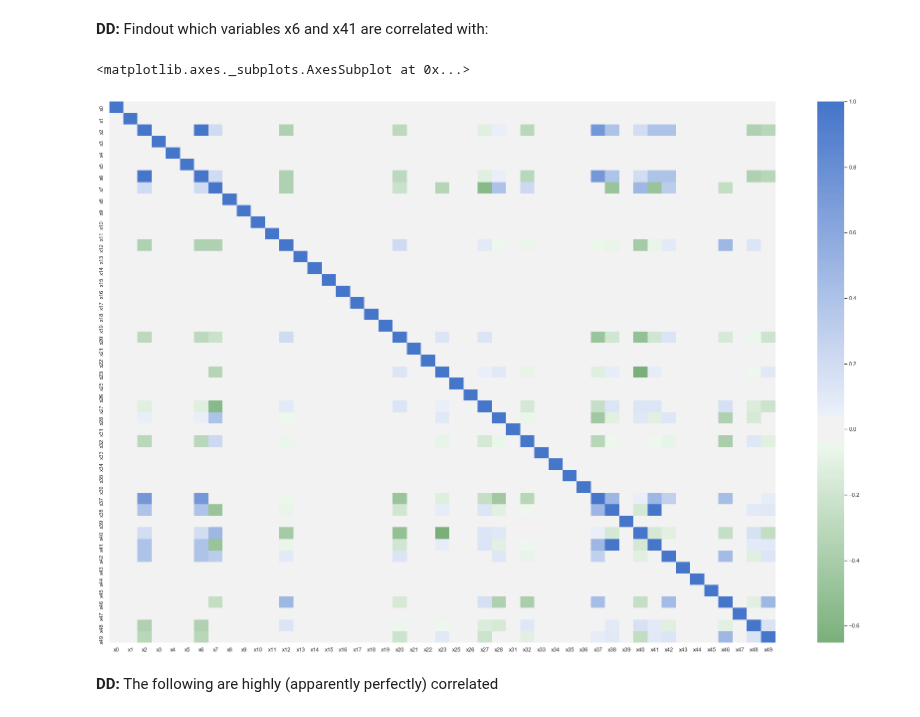
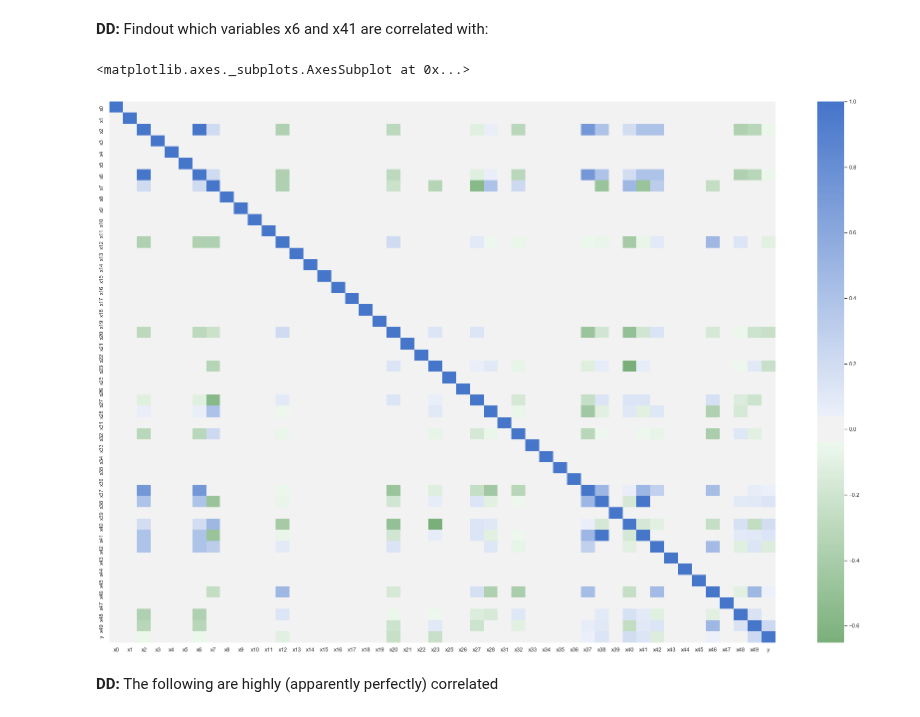
Before and after one commit to davxdan/Quantifying-The-World, a Jupyter notebook: Final/lJiang_kRollins_dDavieauCaseStudyQTWFinal.ipynb, the cells around one changed output. Saved outputs shown, nothing was run; the diff lists cells and outputs as text; code cells hidden in the pictures.

```diff
--- a/Final/lJiang_kRollins_dDavieauCaseStudyQTWFinal.ipynb
+++ b/Final/lJiang_kRollins_dDavieauCaseStudyQTWFinal.ipynb
@@ -89,11 +85,11 @@ __DD:__ Findout which variables x6 and x41 are correlated with:
 # %%
 danpallet= sns.diverging_palette(128, 255, l=50, n=7, center="light",as_cmap=True)
 plt.figure(figsize=(30,20))
-c= df_continuousVariables.corr()
+c= df.corr()
 sns.heatmap(c,annot=False, center=0, cmap=danpallet)
 # %% [output]
 <matplotlib.axes._subplots.AxesSubplot at 0x...>
-[figure, old version]
+[figure, new version]
 # %% [markdown]
 __DD:__ The following are highly (apparently perfectly) correlated
 # %%
```
Also changed, not shown: parts of 13 cells of this notebook.
